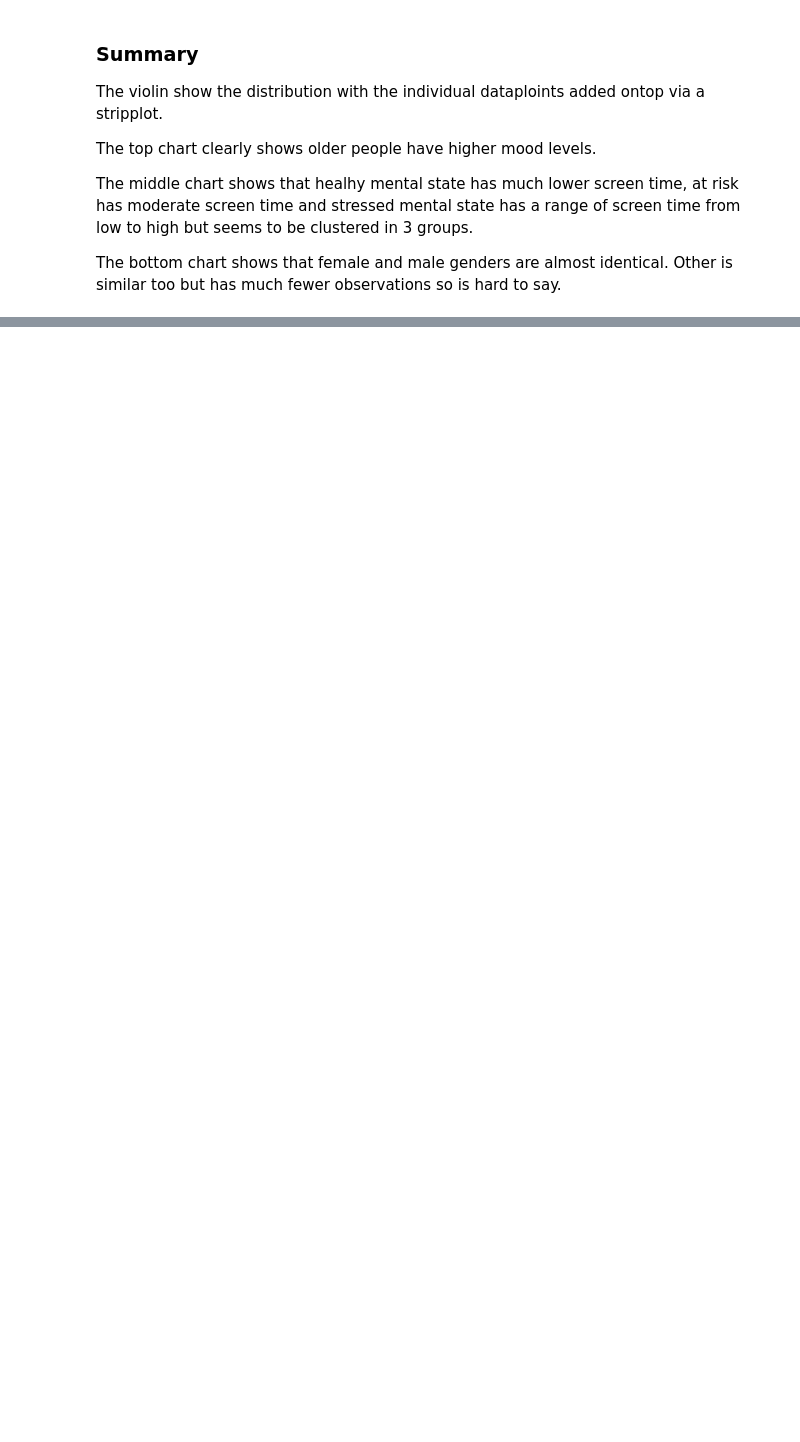
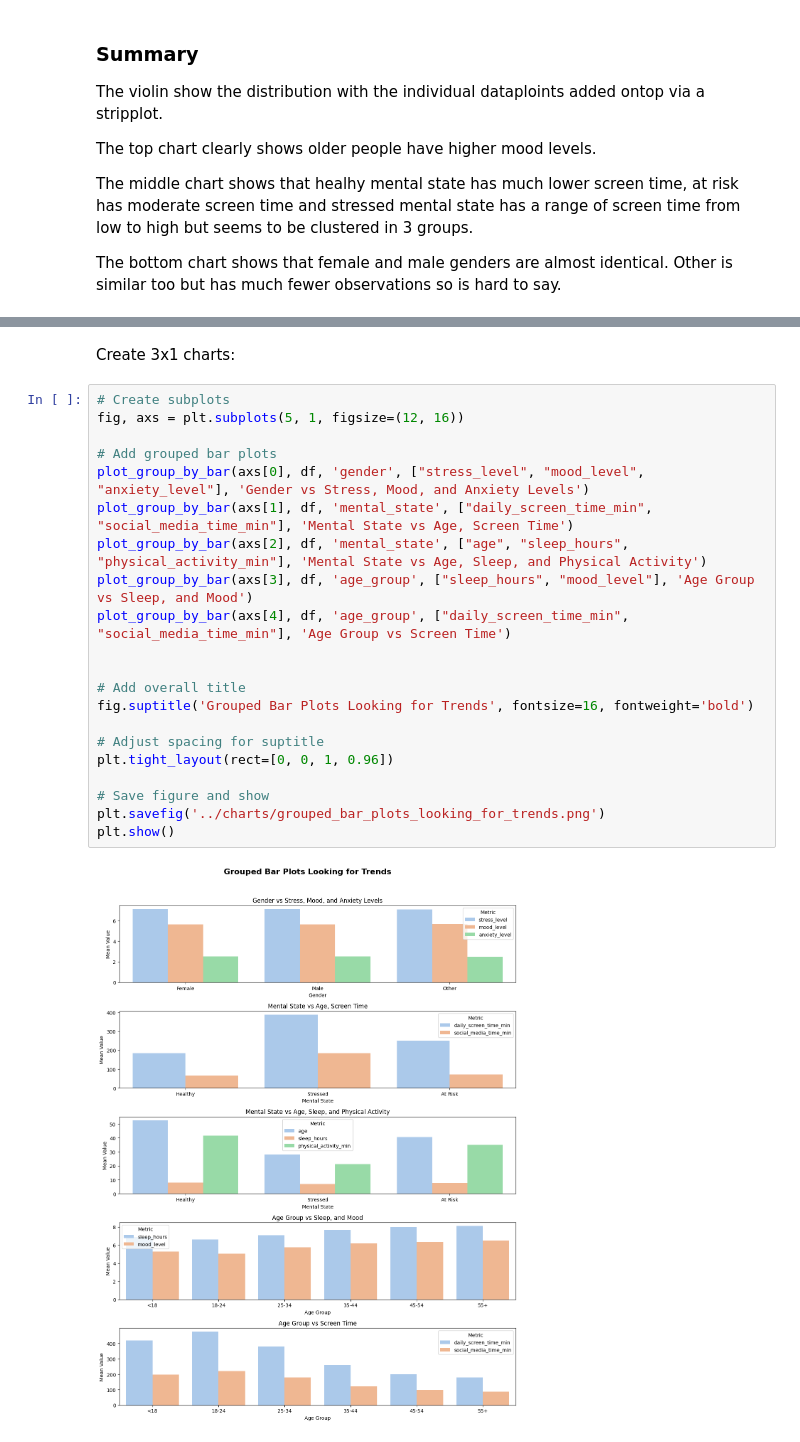
Before and after one commit to petedanielsmith/social-media-effect-on-mental-health, a Jupyter notebook: jupyter_notebooks/02_eda_exploratory_data_analysis.ipynb, the cells around one changed output, grey strips where cells are left out. Saved outputs shown, nothing was run; the diff lists cells and outputs as text; blank space fills up the shorter version.

Commit message:
Add group by bar charts to NB02 (#27)

```diff
--- a/jupyter_notebooks/02_eda_exploratory_data_analysis.ipynb
+++ b/jupyter_notebooks/02_eda_exploratory_data_analysis.ipynb
@@ -259,0 +306,25 @@ The bottom chart shows that female and male genders are almost identical. Other
+# %% [markdown]
+Create 3x1 charts:
+# %%
+# Create subplots
+fig, axs = plt.subplots(5, 1, figsize=(12, 16))
+
+# Add grouped bar plots
+plot_group_by_bar(axs[0], df, 'gender', ["stress_level", "mood_level", "anxiety_level"], 'Gender vs Stress, Mood, and Anxiety Levels')
+plot_group_by_bar(axs[1], df, 'mental_state', ["daily_screen_time_min", "social_media_time_min"], 'Mental State vs Age, Screen Time')
+plot_group_by_bar(axs[2], df, 'mental_state', ["age", "sleep_hours", "physical_activity_min"], 'Mental State vs Age, Sleep, and Physical Activity')
+plot_group_by_bar(axs[3], df, 'age_group', ["sleep_hours", "mood_level"], 'Age Group vs Sleep, and Mood')
+plot_group_by_bar(axs[4], df, 'age_group', ["daily_screen_time_min", "social_media_time_min"], 'Age Group vs Screen Time')
+
+
+# Add overall title
+fig.suptitle('Grouped Bar Plots Looking for Trends', fontsize=16, fontweight='bold')
+
+# Adjust spacing for suptitle
+plt.tight_layout(rect=[0, 0, 1, 0.96])
+
+# Save figure and show
+plt.savefig('../charts/grouped_bar_plots_looking_for_trends.png')
+plt.show()
+# %% [output]
+[figure, added]
```
Also changed, not shown: parts of 4 cells of this notebook, 1 other file.
